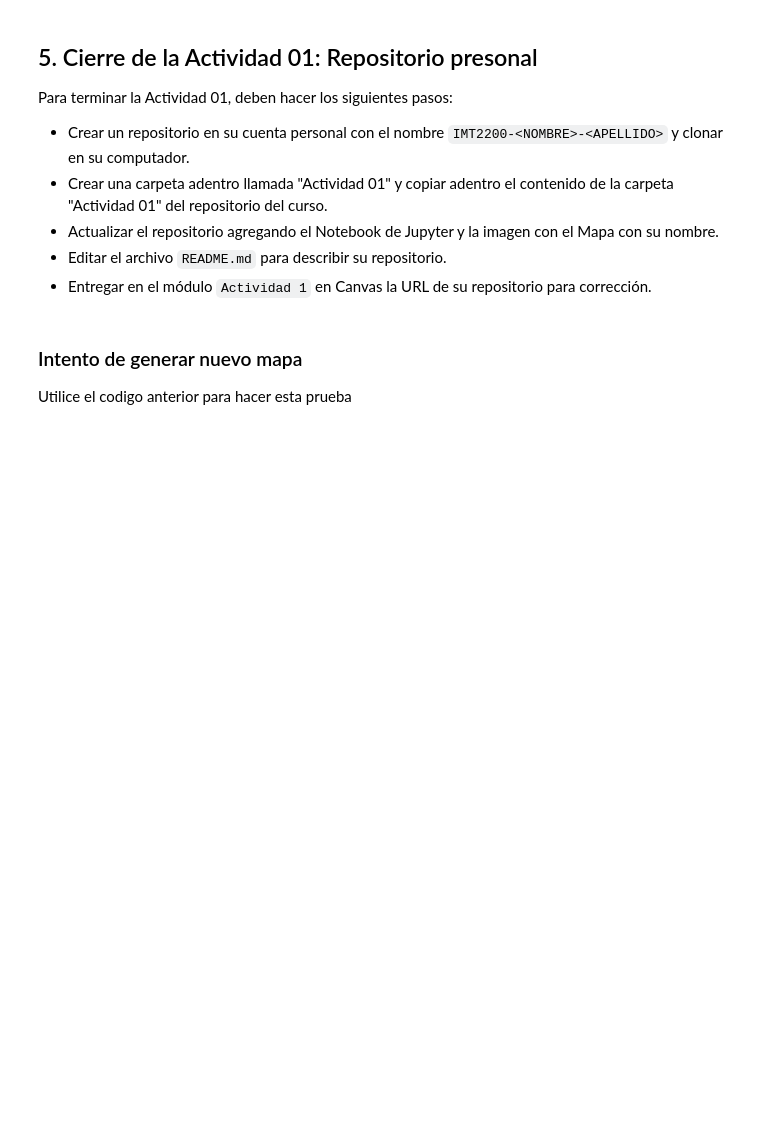
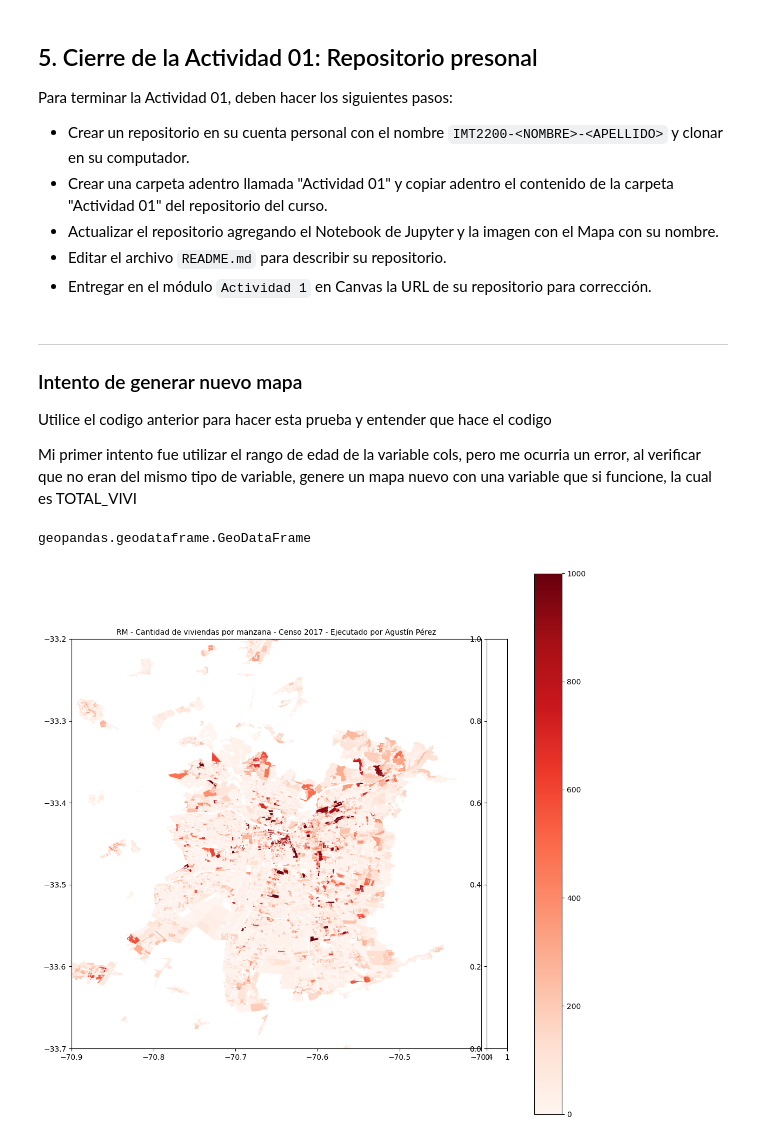
Before and after one commit to AgustinPMM/IMT2200-AGUSTIN-PEREZ, a Jupyter notebook: Actividad 01/IMT2200 - Actividad 01.ipynb, the cells around one changed output. Cells and saved outputs as stored; diff of their text form; code cells hidden in the pictures; blank space fills up the shorter version.

```diff
--- a/Actividad 01/IMT2200 - Actividad 01.ipynb
+++ b/Actividad 01/IMT2200 - Actividad 01.ipynb
@@ -183,36 +183,46 @@ Para terminar la Actividad 01, deben hacer los siguientes pasos:
 - Editar el archivo ``README.md`` para describir su repositorio.
 - Entregar en el módulo ``Actividad 1`` en Canvas la URL de su repositorio para corrección.
 # %% [markdown]
+---
+
 ### Intento de generar nuevo mapa
-Utilice el codigo anterior para hacer esta prueba
+Utilice el codigo anterior para hacer esta prueba y entender que hace el codigo
+
+Mi primer intento fue utilizar el rango de edad de la variable cols, pero me ocurria un error, al verificar que no eran del mismo tipo de variable, genere un mapa nuevo con una variable que si funcione, la cual es TOTAL_VIVI
+# %%
+type(com)
+# %% [output]
+geopandas.geodataframe.GeoDataFrame
 # %%
 from mpl_toolkits.axes_grid1 import make_axes_locatable
 import matplotlib.colors as colors
 
 #Crear figura y ejes
 fig=plt.figure(figsize=(13,13))
 ax=fig.add_subplot(111)
 divider = make_axes_locatable(ax)
 cax = divider.append_axes("right", size="5%", pad=0.1)
 
 # cantidad de personas por manzana
-Z=manz['TOTAL_PERS']
-manz.plot(ax=ax, column='TOTAL_PERS', cmap='Reds', legend=True, vmin=0, vmax=1000)
+Z=manz['TOTAL_VIVI']
+manz.plot(ax=ax, column='TOTAL_VIVI', cmap='Reds', legend=True, vmin=0, vmax=1000)
 
 com_projected = com.to_crs(epsg=3857)
 com_projected.boundary.plot(ax=ax, lw=0.2, color='k')
 
 xlim=[-70.9,-70.4]
 ylim=[-33.7,-33.2]
 for x, y, label in zip(com_projected.geometry.centroid.x, com_projected.geometry.centroid.y, com_projected.NOM_COMUNA):
     if xlim[0]<x<xlim[1] and ylim[0]<y<ylim[1]:
         ax.text(x, y, label, fontsize = 10)
 
 ax.set_xlim(xlim)
 ax.set_ylim(ylim);
 
 ## Reemplace 'XXX' por su apellido
-ax.set_title('RM - Población total por manzana - Censo 2017 - Ejecutado por Pérez',fontsize=10)
+ax.set_title('RM - Cantidad de viviendas por manzana - Censo 2017 - Ejecutado por Agustín Pérez',fontsize=10)
 
 ## Reemplace 'XXX' por su apellido en el nombre del archivo de salida
-fig.savefig('PoblacionRM_C2017_Perez.jpg')
+fig.savefig('ViviendasRM_C2017_Perez.jpg')
+# %% [output]
+[figure, added]
```
